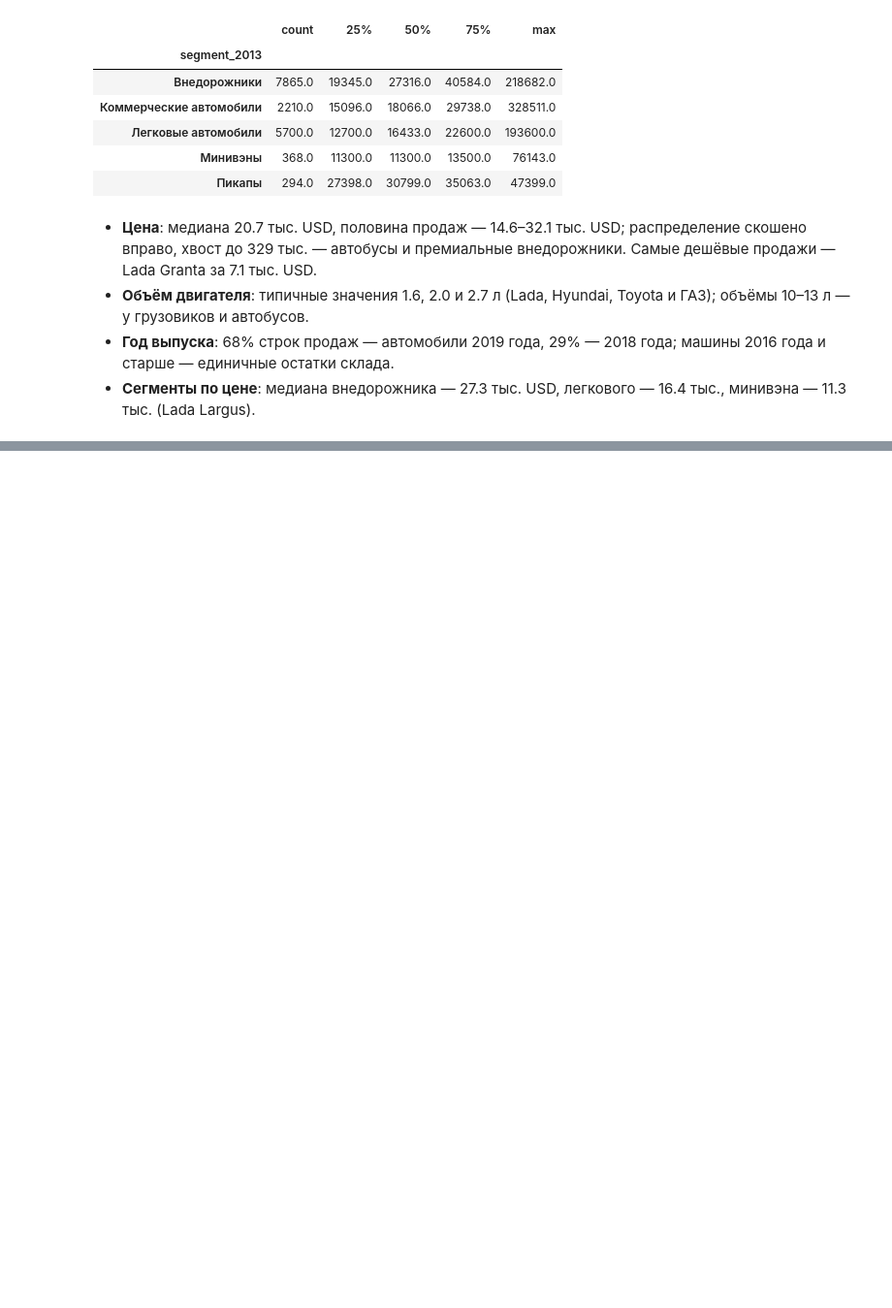
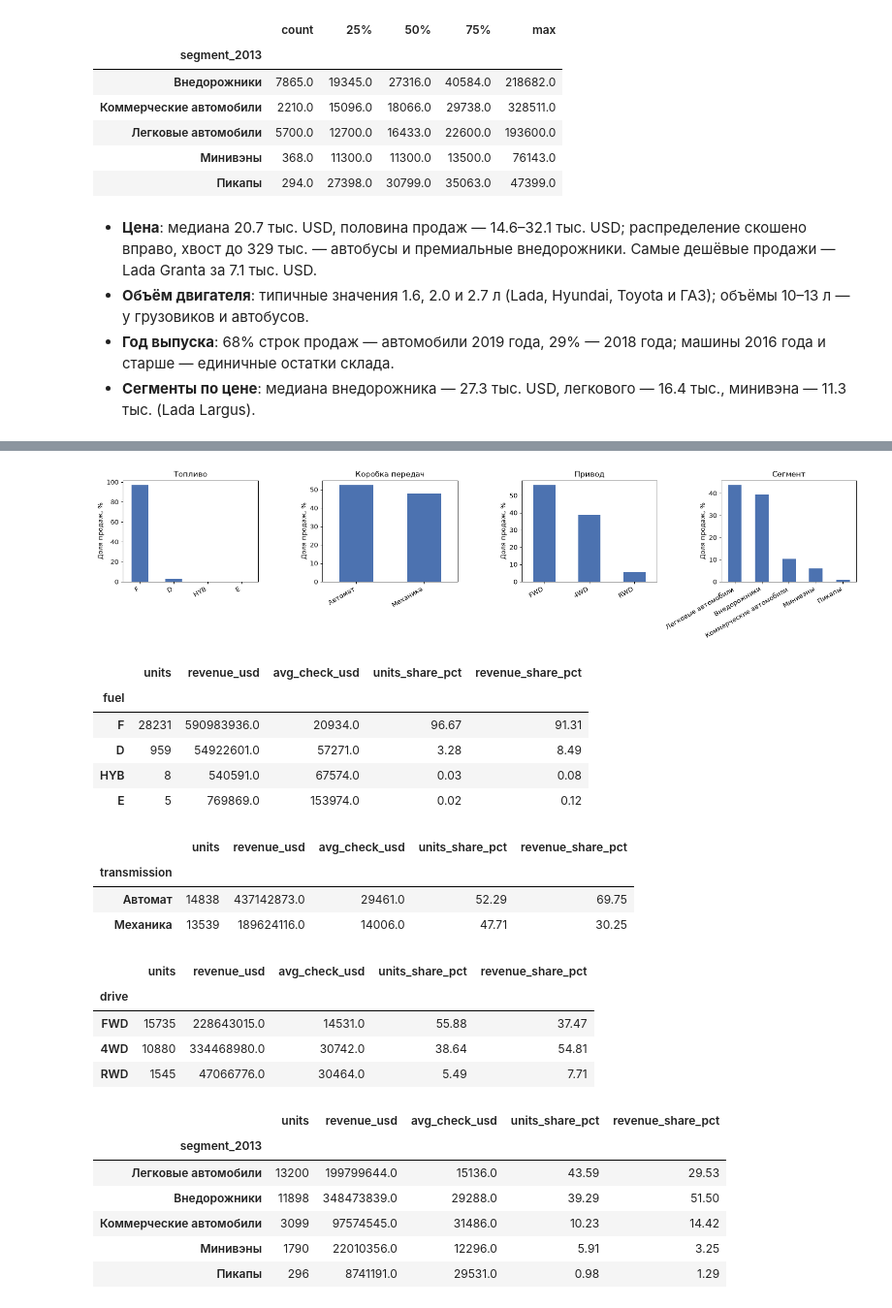
Before and after one commit to radif-ru/kz-auto-market, a Jupyter notebook: notebooks/kz-auto-market.ipynb, the cells around one changed output, grey strips where cells are left out. Shown at 97% size. Cells and saved outputs as stored; diff of their text form; code cells hidden in the pictures; blank space fills up the shorter version.

```diff
--- a/notebooks/kz-auto-market.ipynb
+++ b/notebooks/kz-auto-market.ipynb
@@ -583,0 +637,45 @@ price_by_segment[['count', '25%', '50%', '75%', 'max']].round(0)
+# %%
+fig, axes = plt.subplots(1, 4, figsize=(17, 4))
+for ax, (column, title) in zip(
+    axes,
+    [
+        ('fuel', 'Топливо'),
+        ('transmission', 'Коробка передач'),
+        ('drive', 'Привод'),
+        ('segment_2013', 'Сегмент'),
+    ],
+):
+    shares = market.sales_summary(data, column)['units_share_pct']
+    shares.plot(kind='bar', ax=ax, color='#4C72B0', rot=30)
+    plt.setp(ax.get_xticklabels(), ha='right')
+    ax.set_title(title)
+    ax.set_xlabel('')
+    ax.set_ylabel('Доля продаж, %')
+plt.tight_layout()
+plt.show()
+for column in ['fuel', 'transmission', 'drive', 'segment_2013']:
+    display(market.sales_summary(data, column))
+# %% [output]
+[figure, added]
+|  | units | revenue_usd | avg_check_usd | units_share_pct | revenue_share_pct |
+| fuel |  |  |  |  |  |
+| F | 28231 | 590983936.0 | 20934.0 | 96.67 | 91.31 |
+| D | 959 | 54922601.0 | 57271.0 | 3.28 | 8.49 |
+| HYB | 8 | 540591.0 | 67574.0 | 0.03 | 0.08 |
+| E | 5 | 769869.0 | 153974.0 | 0.02 | 0.12 |
+|  | units | revenue_usd | avg_check_usd | units_share_pct | revenue_share_pct |
+| transmission |  |  |  |  |  |
+| Автомат | 14838 | 437142873.0 | 29461.0 | 52.29 | 69.75 |
+| Механика | 13539 | 189624116.0 | 14006.0 | 47.71 | 30.25 |
+|  | units | revenue_usd | avg_check_usd | units_share_pct | revenue_share_pct |
+| drive |  |  |  |  |  |
+| FWD | 15735 | 228643015.0 | 14531.0 | 55.88 | 37.47 |
+| 4WD | 10880 | 334468980.0 | 30742.0 | 38.64 | 54.81 |
+| RWD | 1545 | 47066776.0 | 30464.0 | 5.49 | 7.71 |
+|  | units | revenue_usd | avg_check_usd | units_share_pct | revenue_share_pct |
+| segment_2013 |  |  |  |  |  |
+| Легковые автомобили | 13200 | 199799644.0 | 15136.0 | 43.59 | 29.53 |
+| Внедорожники | 11898 | 348473839.0 | 29288.0 | 39.29 | 51.50 |
+| Коммерческие автомобили | 3099 | 97574545.0 | 31486.0 | 10.23 | 14.42 |
+| Минивэны | 1790 | 22010356.0 | 12296.0 | 5.91 | 3.25 |
+| Пикапы | 296 | 8741191.0 | 29531.0 | 0.98 | 1.29 |
```
Also changed, not shown: parts of 5 cells of this notebook.
